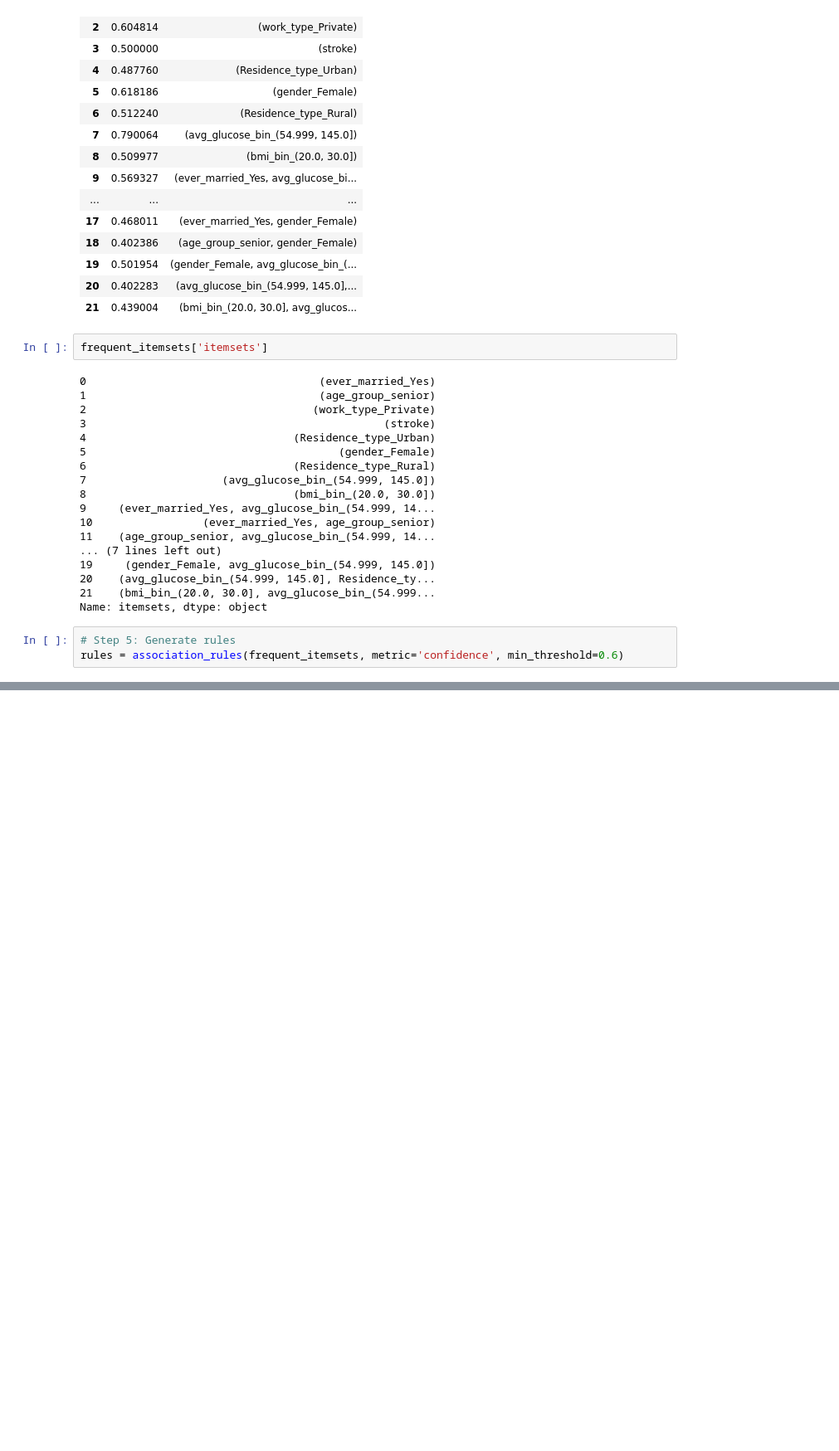
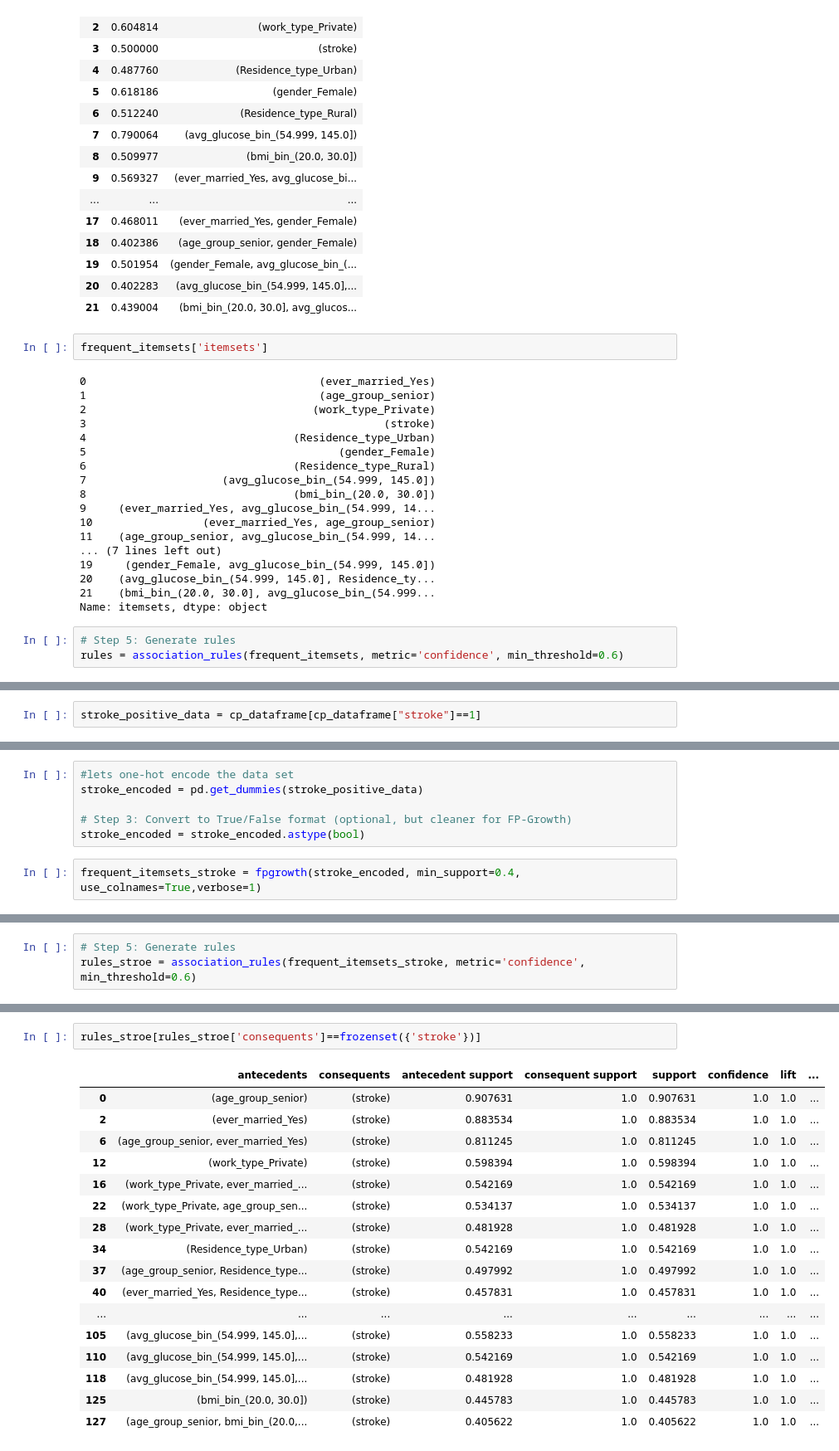
Before and after one commit to alexakh95/Data_mining, a Jupyter notebook: Project/accosiation_rules.ipynb, the cells around one changed output, grey strips where cells are left out. Shown at 83% size. Cells and saved outputs as stored; diff of their text form; blank space fills up the shorter version.

Commit message:
{Stroke][Accosiation rules] checks two aproaches using SMOTE before, and new data set that holds only stroke data

```diff
--- a/Project/accosiation_rules.ipynb
+++ b/Project/accosiation_rules.ipynb
@@ -263,0 +248,2 @@ rules
+# %%
+stroke_positive_data = cp_dataframe[cp_dataframe["stroke"]==1]
@@ -263,0 +268,8 @@ rules
+# %%
+#lets one-hot encode the data set
+stroke_encoded = pd.get_dummies(stroke_positive_data)
+
+# Step 3: Convert to True/False format (optional, but cleaner for FP-Growth)
+stroke_encoded = stroke_encoded.astype(bool)
+# %%
+frequent_itemsets_stroke = fpgrowth(stroke_encoded, min_support=0.4, use_colnames=True,verbose=1)
@@ -263,0 +309,3 @@ rules
+# %%
+# Step 5: Generate rules
+rules_stroe = association_rules(frequent_itemsets_stroke, metric='confidence', min_threshold=0.6)
@@ -263,0 +328,20 @@ rules
+# %%
+rules_stroe[rules_stroe['consequents']==frozenset({'stroke'})]
+# %% [output]
+|  | antecedents | consequents | antecedent support | consequent support | support | confidence | lift | ... |
+| 0 | (age_group_senior) | (stroke) | 0.907631 | 1.0 | 0.907631 | 1.0 | 1.0 | ... |
+| 2 | (ever_married_Yes) | (stroke) | 0.883534 | 1.0 | 0.883534 | 1.0 | 1.0 | ... |
+| 6 | (age_group_senior, ever_married_Yes) | (stroke) | 0.811245 | 1.0 | 0.811245 | 1.0 | 1.0 | ... |
+| 12 | (work_type_Private) | (stroke) | 0.598394 | 1.0 | 0.598394 | 1.0 | 1.0 | ... |
+| 16 | (work_type_Private, ever_married_... | (stroke) | 0.542169 | 1.0 | 0.542169 | 1.0 | 1.0 | ... |
+| 22 | (work_type_Private, age_group_sen... | (stroke) | 0.534137 | 1.0 | 0.534137 | 1.0 | 1.0 | ... |
+| 28 | (work_type_Private, ever_married_... | (stroke) | 0.481928 | 1.0 | 0.481928 | 1.0 | 1.0 | ... |
+| 34 | (Residence_type_Urban) | (stroke) | 0.542169 | 1.0 | 0.542169 | 1.0 | 1.0 | ... |
+| 37 | (age_group_senior, Residence_type... | (stroke) | 0.497992 | 1.0 | 0.497992 | 1.0 | 1.0 | ... |
+| 40 | (ever_married_Yes, Residence_type... | (stroke) | 0.457831 | 1.0 | 0.457831 | 1.0 | 1.0 | ... |
+| ... | ... | ... | ... | ... | ... | ... | ... | ... |
+| 105 | (avg_glucose_bin_(54.999, 145.0],... | (stroke) | 0.558233 | 1.0 | 0.558233 | 1.0 | 1.0 | ... |
+| 110 | (avg_glucose_bin_(54.999, 145.0],... | (stroke) | 0.542169 | 1.0 | 0.542169 | 1.0 | 1.0 | ... |
+| 118 | (avg_glucose_bin_(54.999, 145.0],... | (stroke) | 0.481928 | 1.0 | 0.481928 | 1.0 | 1.0 | ... |
+| 125 | (bmi_bin_(20.0, 30.0]) | (stroke) | 0.445783 | 1.0 | 0.445783 | 1.0 | 1.0 | ... |
+| 127 | (age_group_senior, bmi_bin_(20.0,... | (stroke) | 0.405622 | 1.0 | 0.405622 | 1.0 | 1.0 | ... |
```
Also changed, not shown: parts of 7 cells of this notebook.
